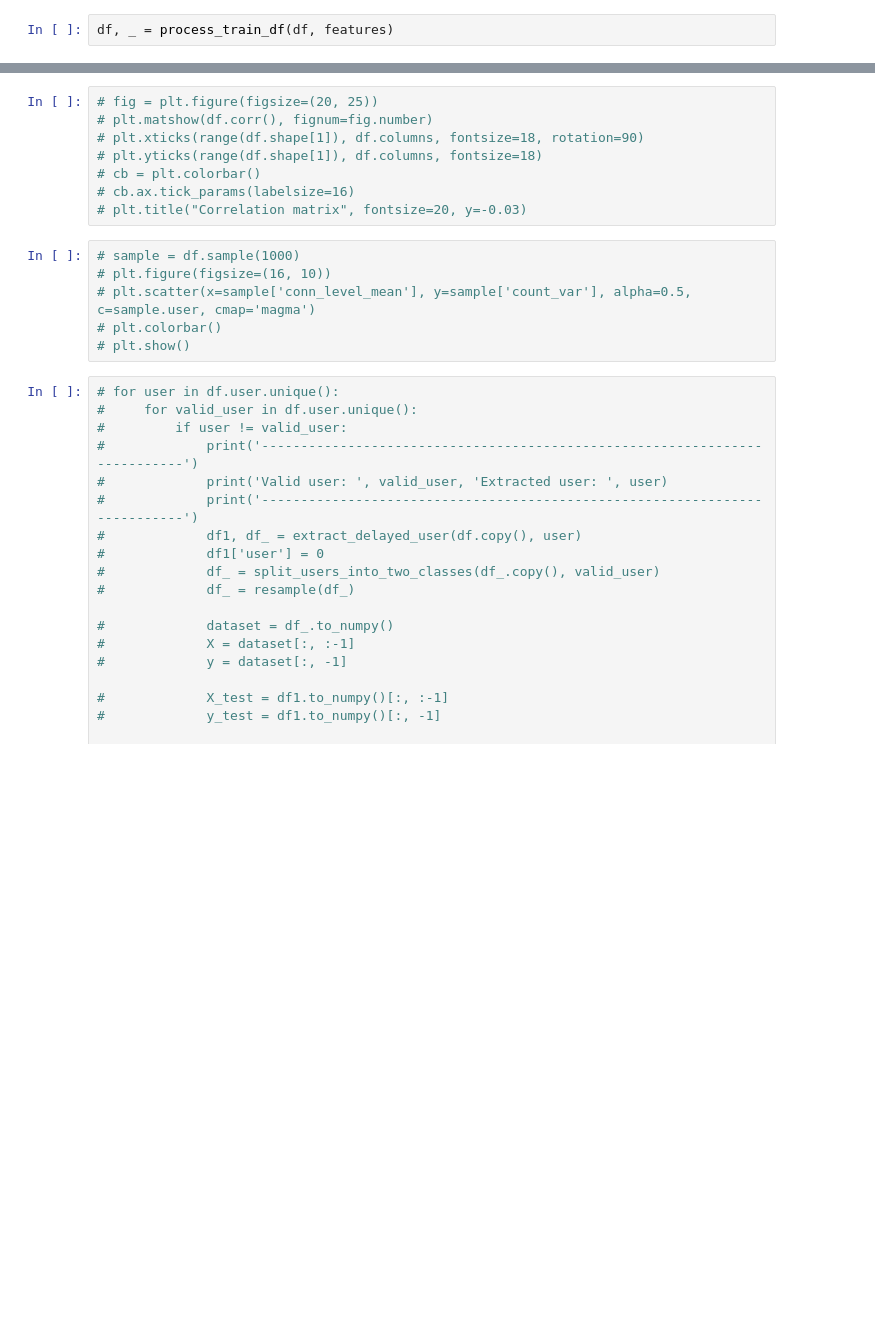
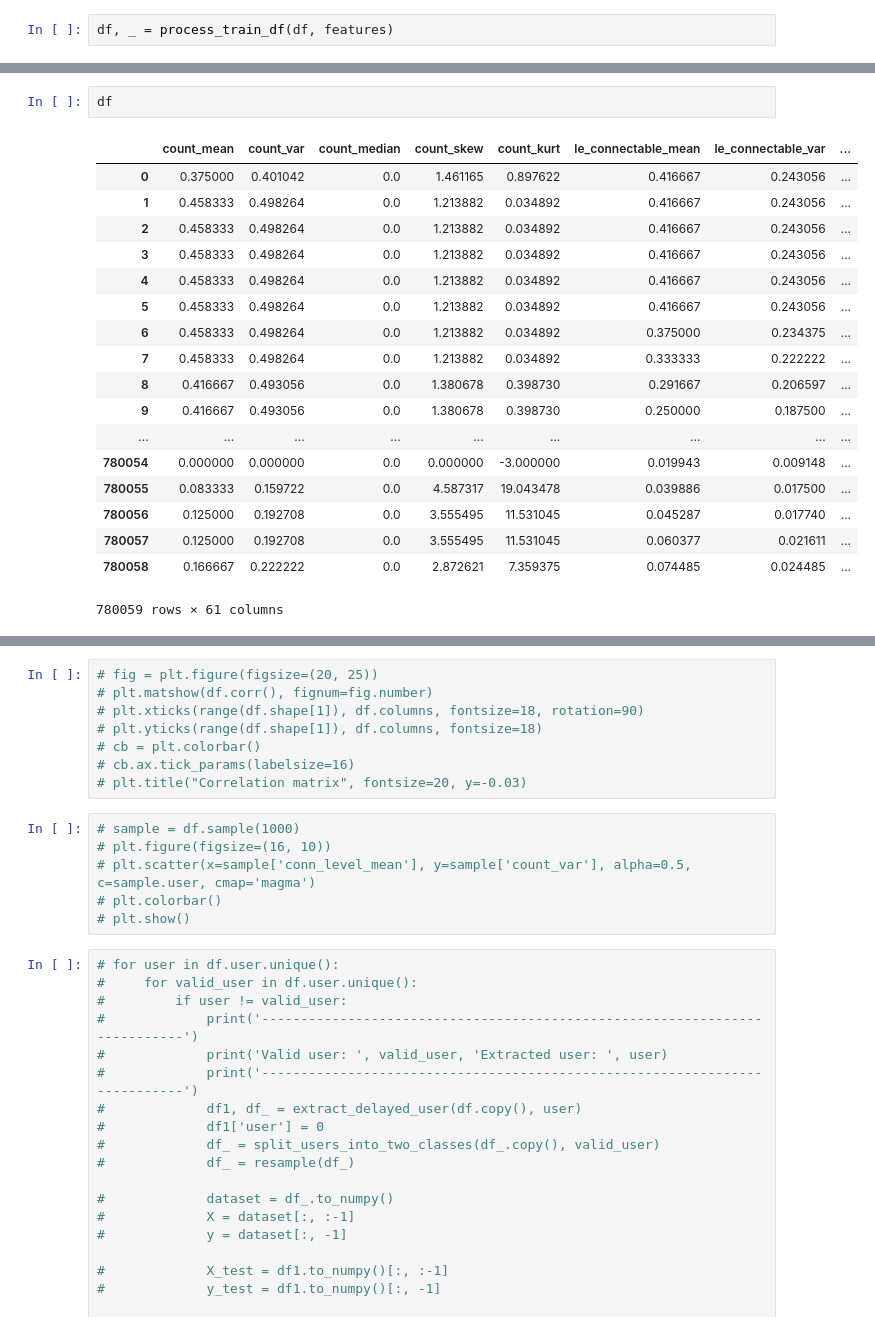
Before and after one commit to yerseg/profiling_data_learning, a Jupyter notebook: src/notebooks/vizualization.ipynb, the cells around one changed output, grey strips where cells are left out. Drawn from its saved outputs; the diff is of its cells as text; blank space fills up the shorter version.

```diff
--- a/src/notebooks/vizualization.ipynb
+++ b/src/notebooks/vizualization.ipynb
@@ -64 +309,22 @@ plt.title("Correlation matrix", fontsize=20, y=-0.03)
+# %%
+df
+# %% [output]
+|  | count_mean | count_var | count_median | count_skew | count_kurt | le_connectable_mean | le_connectable_var | ... |
+| 0 | 0.375000 | 0.401042 | 0.0 | 1.461165 | 0.897622 | 0.416667 | 0.243056 | ... |
+| 1 | 0.458333 | 0.498264 | 0.0 | 1.213882 | 0.034892 | 0.416667 | 0.243056 | ... |
+| 2 | 0.458333 | 0.498264 | 0.0 | 1.213882 | 0.034892 | 0.416667 | 0.243056 | ... |
+| 3 | 0.458333 | 0.498264 | 0.0 | 1.213882 | 0.034892 | 0.416667 | 0.243056 | ... |
+| 4 | 0.458333 | 0.498264 | 0.0 | 1.213882 | 0.034892 | 0.416667 | 0.243056 | ... |
+| 5 | 0.458333 | 0.498264 | 0.0 | 1.213882 | 0.034892 | 0.416667 | 0.243056 | ... |
+| 6 | 0.458333 | 0.498264 | 0.0 | 1.213882 | 0.034892 | 0.375000 | 0.234375 | ... |
+| 7 | 0.458333 | 0.498264 | 0.0 | 1.213882 | 0.034892 | 0.333333 | 0.222222 | ... |
+| 8 | 0.416667 | 0.493056 | 0.0 | 1.380678 | 0.398730 | 0.291667 | 0.206597 | ... |
+| 9 | 0.416667 | 0.493056 | 0.0 | 1.380678 | 0.398730 | 0.250000 | 0.187500 | ... |
+| ... | ... | ... | ... | ... | ... | ... | ... | ... |
+| 780054 | 0.000000 | 0.000000 | 0.0 | 0.000000 | -3.000000 | 0.019943 | 0.009148 | ... |
+| 780055 | 0.083333 | 0.159722 | 0.0 | 4.587317 | 19.043478 | 0.039886 | 0.017500 | ... |
+| 780056 | 0.125000 | 0.192708 | 0.0 | 3.555495 | 11.531045 | 0.045287 | 0.017740 | ... |
+| 780057 | 0.125000 | 0.192708 | 0.0 | 3.555495 | 11.531045 | 0.060377 | 0.021611 | ... |
+| 780058 | 0.166667 | 0.222222 | 0.0 | 2.872621 | 7.359375 | 0.074485 | 0.024485 | ... |
+780059 rows × 61 columns
 # %%
```
Also changed, not shown: parts of 12 cells of this notebook, 4 other files.
